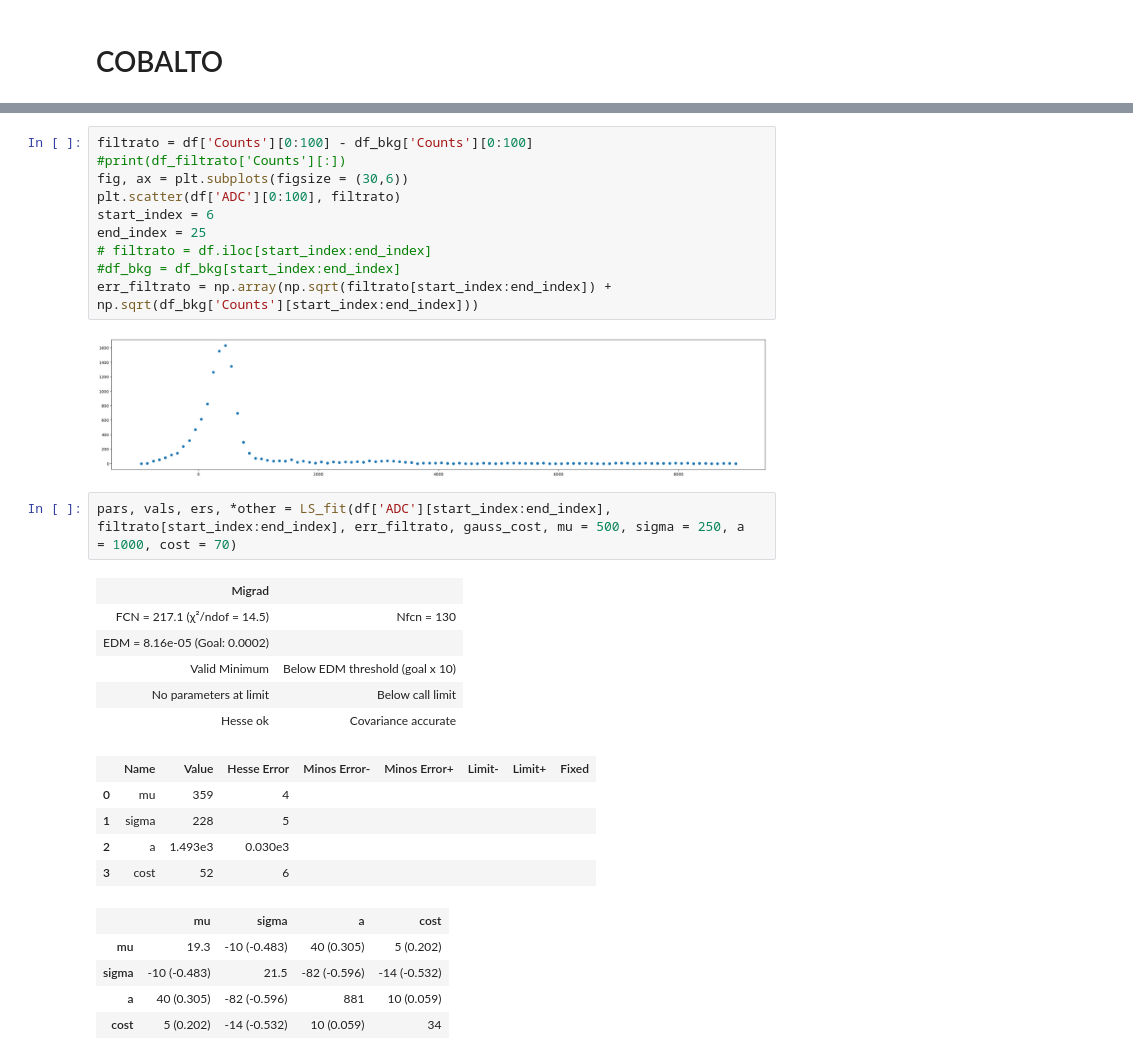
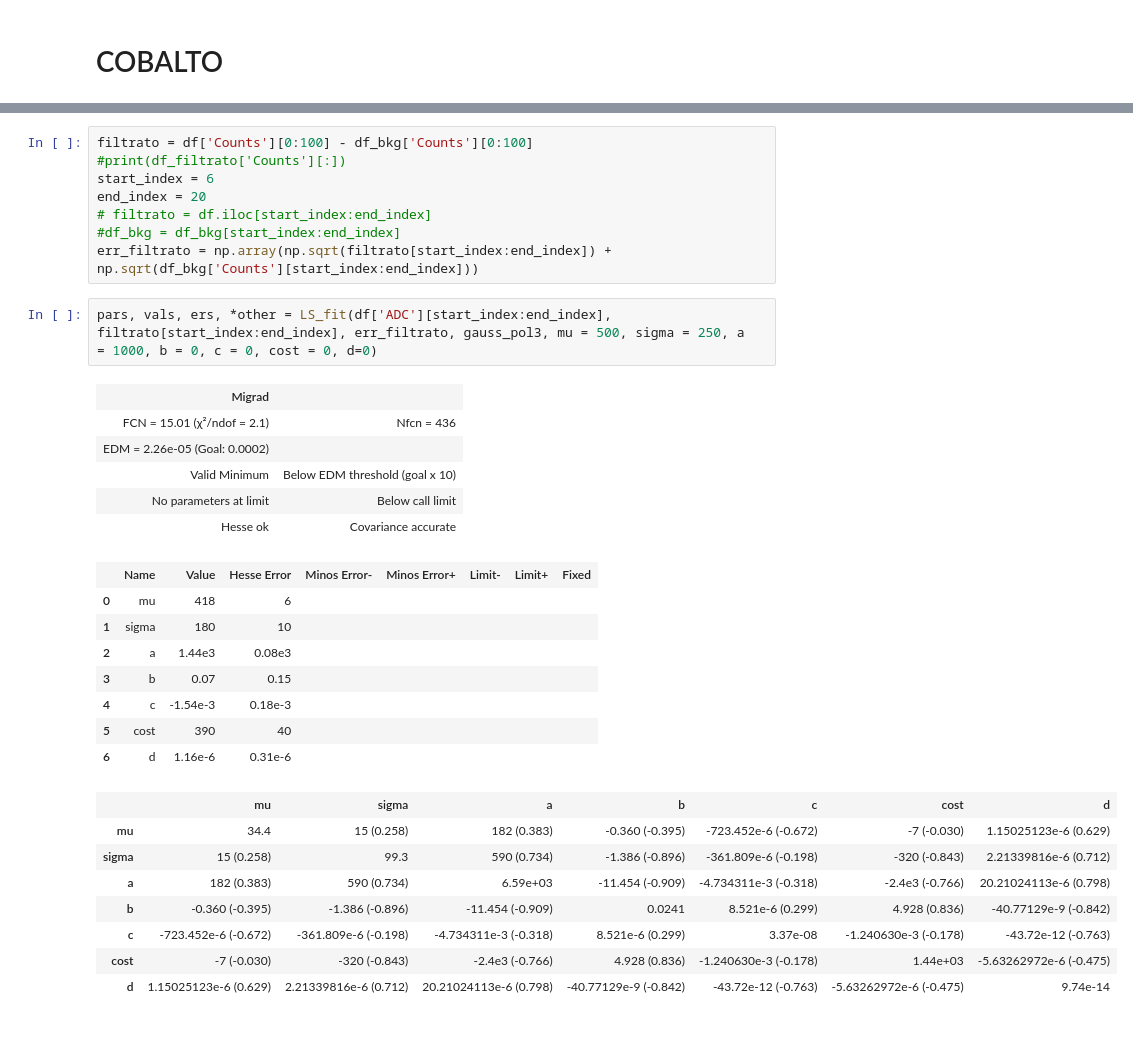
Before and after one commit to Pavar0tty/Laboratorio_SiPM, a Jupyter notebook: Analisi/Parte 2/BGO_analisi.ipynb, the cells around one changed output, grey strips where cells are left out. Drawn from its saved outputs; the diff is of its cells as text; blank space fills up the shorter version.

```diff
--- a/Analisi/Parte 2/BGO_analisi.ipynb
+++ b/Analisi/Parte 2/BGO_analisi.ipynb
@@ -123,34 +131,36 @@ Text(0.5, 1.0, 'Cristallo BGO Cobalto')
 # %%
 filtrato = df['Counts'][0:100] - df_bkg['Counts'][0:100]
 #print(df_filtrato['Counts'][:])
-fig, ax = plt.subplots(figsize = (30,6))
-plt.scatter(df['ADC'][0:100], filtrato)
 start_index = 6
-end_index = 25
+end_index = 20
 # filtrato = df.iloc[start_index:end_index]
 #df_bkg = df_bkg[start_index:end_index]
 err_filtrato = np.array(np.sqrt(filtrato[start_index:end_index]) + np.sqrt(df_bkg['Counts'][start_index:end_index]))
-# %% [output]
-[figure, removed]
 # %%
-pars, vals, ers, *other = LS_fit(df['ADC'][start_index:end_index], filtrato[start_index:end_index], err_filtrato, gauss_cost, mu = 500, sigma = 250, a  = 1000, cost = 70)
+pars, vals, ers, *other = LS_fit(df['ADC'][start_index:end_index], filtrato[start_index:end_index], err_filtrato, gauss_pol3, mu = 500, sigma = 250, a  = 1000, b = 0, c = 0, cost = 0, d=0)
 # %% [output]
 | Migrad |  |
-| FCN = 217.1 (χ²/ndof = 14.5) | Nfcn = 130 |
-| EDM = 8.16e-05 (Goal: 0.0002) |  |
+| FCN = 15.01 (χ²/ndof = 2.1) | Nfcn = 436 |
+| EDM = 2.26e-05 (Goal: 0.0002) |  |
 | Valid Minimum | Below EDM threshold (goal x 10) |
 | No parameters at limit | Below call limit |
 | Hesse ok | Covariance accurate |
 |  | Name | Value | Hesse Error | Minos Error- | Minos Error+ | Limit- | Limit+ | Fixed |
-| 0 | mu | 359 | 4 |  |  |  |  |  |
-| 1 | sigma | 228 | 5 |  |  |  |  |  |
-| 2 | a | 1.493e3 | 0.030e3 |  |  |  |  |  |
-| 3 | cost | 52 | 6 |  |  |  |  |  |
+| 0 | mu | 418 | 6 |  |  |  |  |  |
+| 1 | sigma | 180 | 10 |  |  |  |  |  |
+| 2 | a | 1.44e3 | 0.08e3 |  |  |  |  |  |
+| 3 | b | 0.07 | 0.15 |  |  |  |  |  |
+| 4 | c | -1.54e-3 | 0.18e-3 |  |  |  |  |  |
+| 5 | cost | 390 | 40 |  |  |  |  |  |
+| 6 | d | 1.16e-6 | 0.31e-6 |  |  |  |  |  |
-|  | mu | sigma | a | cost |
-| mu | 19.3 | -10 (-0.483) | 40 (0.305) | 5 (0.202) |
-| sigma | -10 (-0.483) | 21.5 | -82 (-0.596) | -14 (-0.532) |
-| a | 40 (0.305) | -82 (-0.596) | 881 | 10 (0.059) |
-| cost | 5 (0.202) | -14 (-0.532) | 10 (0.059) | 34 |
+|  | mu | sigma | a | b | c | cost | d |
+| mu | 34.4 | 15 (0.258) | 182 (0.383) | -0.360 (-0.395) | -723.452e-6 (-0.672) | -7 (-0.030) | 1.15025123e-6 (0.629) |
+| sigma | 15 (0.258) | 99.3 | 590 (0.734) | -1.386 (-0.896) | -361.809e-6 (-0.198) | -320 (-0.843) | 2.21339816e-6 (0.712) |
+| a | 182 (0.383) | 590 (0.734) | 6.59e+03 | -11.454 (-0.909) | -4.734311e-3 (-0.318) | -2.4e3 (-0.766) | 20.21024113e-6 (0.798) |
+| b | -0.360 (-0.395) | -1.386 (-0.896) | -11.454 (-0.909) | 0.0241 | 8.521e-6 (0.299) | 4.928 (0.836) | -40.77129e-9 (-0.842) |
+| c | -723.452e-6 (-0.672) | -361.809e-6 (-0.198) | -4.734311e-3 (-0.318) | 8.521e-6 (0.299) | 3.37e-08 | -1.240630e-3 (-0.178) | -43.72e-12 (-0.763) |
+| cost | -7 (-0.030) | -320 (-0.843) | -2.4e3 (-0.766) | 4.928 (0.836) | -1.240630e-3 (-0.178) | 1.44e+03 | -5.63262972e-6 (-0.475) |
+| d | 1.15025123e-6 (0.629) | 2.21339816e-6 (0.712) | 20.21024113e-6 (0.798) | -40.77129e-9 (-0.842) | -43.72e-12 (-0.763) | -5.63262972e-6 (-0.475) | 9.74e-14 |
 # %%
 for i in range(len(vals)):
     print(f'{pars[i]} = {vals[i]} +/- {ers[i]}')
```
Also changed, not shown: parts of 5 cells of this notebook, 3 other files.
